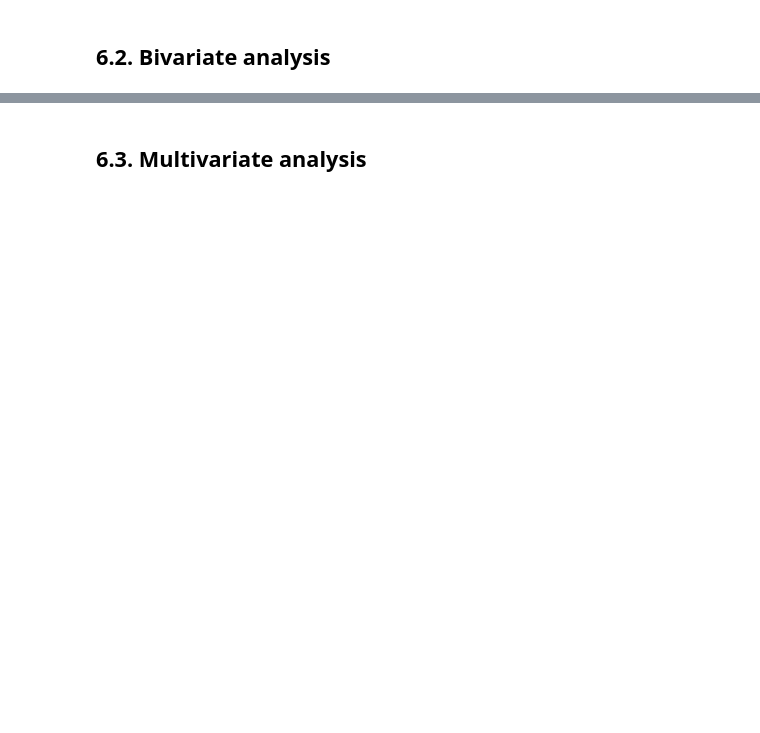
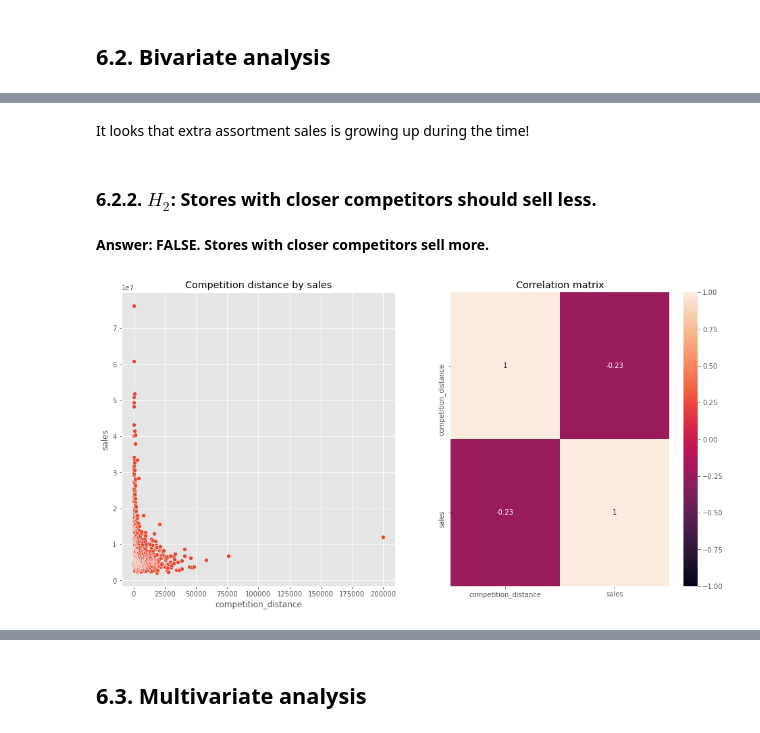
Before and after one commit to Emersonmiady/data-science-em-producao, a Jupyter notebook: rossman_store_sales.ipynb, the cells around one changed output, grey strips where cells are left out. Drawn from its saved outputs; the diff is of its cells as text; code cells hidden in the pictures; blank space fills up the shorter version.

```diff
--- a/rossman_store_sales.ipynb
+++ b/rossman_store_sales.ipynb
@@ -969,0 +1038,22 @@ Again, this variable should probably be important for our models.
+# %% [markdown]
+It looks that extra assortment sales is growing up during the time!
+# %% [markdown]
+### 6.2.2. $H_2$: Stores with closer competitors should sell less.
+# %% [markdown]
+**Answer: FALSE. Stores with closer competitors sell more.**
+# %%
+# Competition distance df
+comp_dist_df = group_sales_by(['competition_distance'], df)
+
+# Scatterplot
+plt.figure(figsize=(16, 8))
+plt.subplot(1, 2, 1)
+sns.scatterplot(x='competition_distance', y='sales', data=comp_dist_df)
+plt.title('Competition distance by sales')
+
+# Heatmap
+plt.subplot(1, 2, 2)
+sns.heatmap(comp_dist_df.corr(method='pearson'), annot=True, vmin=-1, vmax=1)
+plt.title('Correlation matrix');
+# %% [output]
+[figure, added]
```
Also changed, not shown: parts of 28 cells of this notebook.
